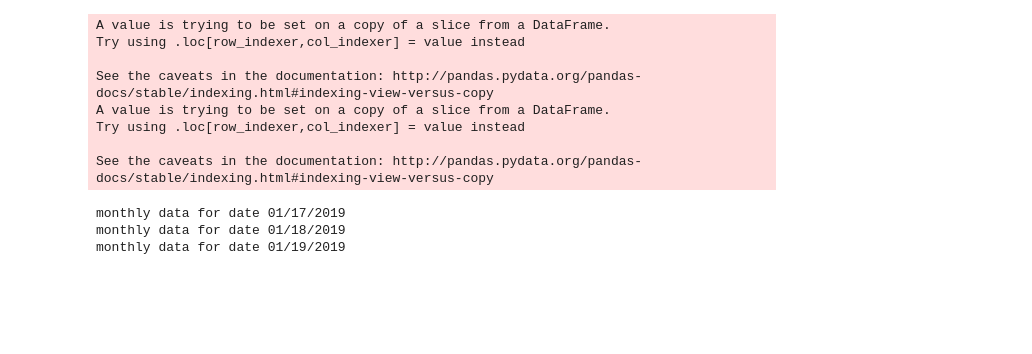
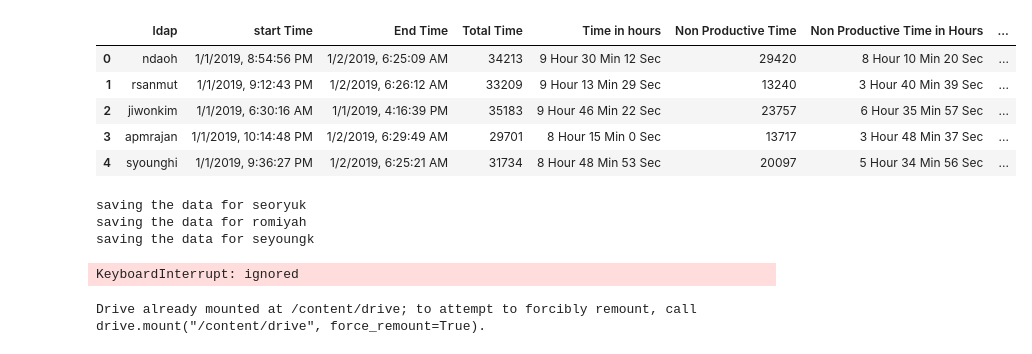
Before and after one commit to alokranjan04/FileSaver.js, a Jupyter notebook: MonthyWeeklyCombinedSheets.ipynb, the cells around one changed output. Cells and saved outputs as stored; diff of their text form; code cells hidden in the pictures; blank space fills up the shorter version.

```diff
--- a/MonthyWeeklyCombinedSheets.ipynb
+++ b/MonthyWeeklyCombinedSheets.ipynb
@@ -289,0 +414,57 @@ Pandas provides a `.to_xarray()` method to help automate this conversion.
+# %%
+finaldf["Start Date"] = finaldf["start Time"].apply(lambda x: datetime.datetime.strftime(datetime.datetime.fromtimestamp(convertDateFormat(x)), '%m/%d/%Y'))
+finaldf["Start Time"] = finaldf["start Time"].apply(lambda x: datetime.datetime.strftime(datetime.datetime.fromtimestamp(convertDateFormat(x)), '%H:%M:%S'))
+finaldf["End Date"] = finaldf["End Time"].apply(lambda x: datetime.datetime.strftime(datetime.datetime.fromtimestamp(convertDateFormat(x)), '%m/%d/%Y'))
+finaldf["end Time"] = finaldf["End Time"].apply(lambda x: datetime.datetime.strftime(datetime.datetime.fromtimestamp(convertDateFormat(x)), '%H:%M:%S'))
+# %%
+
+finaldf.head()
+# %% [output]
+|  | ldap | start Time | End Time | Total Time | Time in hours | Non Productive Time | Non Productive Time in Hours | ... |
+| 0 | ndaoh | 1/1/2019, 8:54:56 PM | 1/2/2019, 6:25:09 AM | 34213 | 9 Hour 30 Min 12 Sec | 29420 | 8 Hour 10 Min 20 Sec | ... |
+| 1 | rsanmut | 1/1/2019, 9:12:43 PM | 1/2/2019, 6:26:12 AM | 33209 | 9 Hour 13 Min 29 Sec | 13240 | 3 Hour 40 Min 39 Sec | ... |
+| 2 | jiwonkim | 1/1/2019, 6:30:16 AM | 1/1/2019, 4:16:39 PM | 35183 | 9 Hour 46 Min 22 Sec | 23757 | 6 Hour 35 Min 57 Sec | ... |
+| 3 | apmrajan | 1/1/2019, 10:14:48 PM | 1/2/2019, 6:29:49 AM | 29701 | 8 Hour 15 Min 0 Sec | 13717 | 3 Hour 48 Min 37 Sec | ... |
+| 4 | syounghi | 1/1/2019, 9:36:27 PM | 1/2/2019, 6:25:21 AM | 31734 | 8 Hour 48 Min 53 Sec | 20097 | 5 Hour 34 Min 56 Sec | ... |
+# %%
+#insert into google sheet
+
+import gspread
+from gspread_dataframe import get_as_dataframe, set_with_dataframe
+
+from google.colab import auth
+auth.authenticate_user()
+from oauth2client.client import GoogleCredentials
+gc = gspread.authorize(GoogleCredentials.get_application_default())
+
+#pSheet = gc.open_by_url('https://docs.google.com/spreadsheets/d/18_gAPZPQgiipdApSKlz1XwNxh_cbnvCflKCqZy70Xxk/edit#gid=1109981648')
+pSheet = gc.open_by_url('https://docs.google.com/spreadsheets/d/1QsbGztD52mnwridOtqGEtmn15JOFvJvgzchO0fDlpsI/edit#gid=0')
+wks3 = pSheet.worksheet('Sheet1')
+finaldf = finaldf.dropna()[["ldap","Start Date","Start Time","End Date","end Time","Total Time","Time in hours","Non Productive Time","Non Productive Time in Hours","Productive Time","Productive Time in Hours","Avg Core Time","Volume Done","Utilization Time","Queue Time Details"]]
+for indx in range(0,len(finaldf.index.tolist())+1):
+  time.sleep(5)
+  if indx ==0:
+    listheader = list(finaldf)
+    wks3.insert_row(listheader, 1)
+  else:
+    print('saving the data for '+finaldf.iloc[indx-1].ldap)
+    listrow = list(finaldf.iloc[indx-1].as_matrix());
+    listrowstr = [str(i) for i in listrow]
+    wks3.insert_row(listrowstr, indx+1)
+
+lastrow = len(finaldf.index.tolist())
+listrow = list(finaldf.iloc[lastrow-1].as_matrix());
+listrowstr = [str(i) for i in listrow]
+wks3.insert_row(listrowstr, lastrow+1)
+# %% [output]
+saving the data for seoryuk
+saving the data for romiyah
+saving the data for seyoungk
+KeyboardInterrupt: ignored
+# %%
+#insert into google drive
+
+from google.colab import drive
+drive.mount('/content/drive')
+# %% [output]
+Drive already mounted at /content/drive; to attempt to forcibly remount, call drive.mount("/content/drive", force_remount=True).
@@ -290,5 +474,6 @@ Pandas provides a `.to_xarray()` method to help automate this conversion.
 # %%
 # report generated from the dates from the given date range
+dfVal = ldaDetailsIndateRange(dateRange)
 
 concatdf = []
 for date in dateRange:
@@ -325,15 +510,3 @@ productivityFrame['Average Production Time'] = productivityFrame['Production Tim
 productivityFrame['Average Production Time in hours'] = productivityFrame['Average Production Time'].apply(lambda x: (0 if isNaN(x) else convertTime(int(x))))
 
 productivityFrame = productivityFrame[['date','LDAP Count','Total Time','Total Time Format','Average Time','Avg Time Format','Production Time','Average Production Time','Average Production Time in hours']]
-# %% [output]
-A value is trying to be set on a copy of a slice from a DataFrame.
-Try using .loc[row_indexer,col_indexer] = value instead
-
-See the caveats in the documentation: http://pandas.pydata.org/pandas-docs/stable/indexing.html#indexing-view-versus-copy
-A value is trying to be set on a copy of a slice from a DataFrame.
-Try using .loc[row_indexer,col_indexer] = value instead
-
-See the caveats in the documentation: http://pandas.pydata.org/pandas-docs/stable/indexing.html#indexing-view-versus-copy
-monthly data for date 01/17/2019
-monthly data for date 01/18/2019
-monthly data for date 01/19/2019
```
Also changed, not shown: parts of 12 cells of this notebook.
